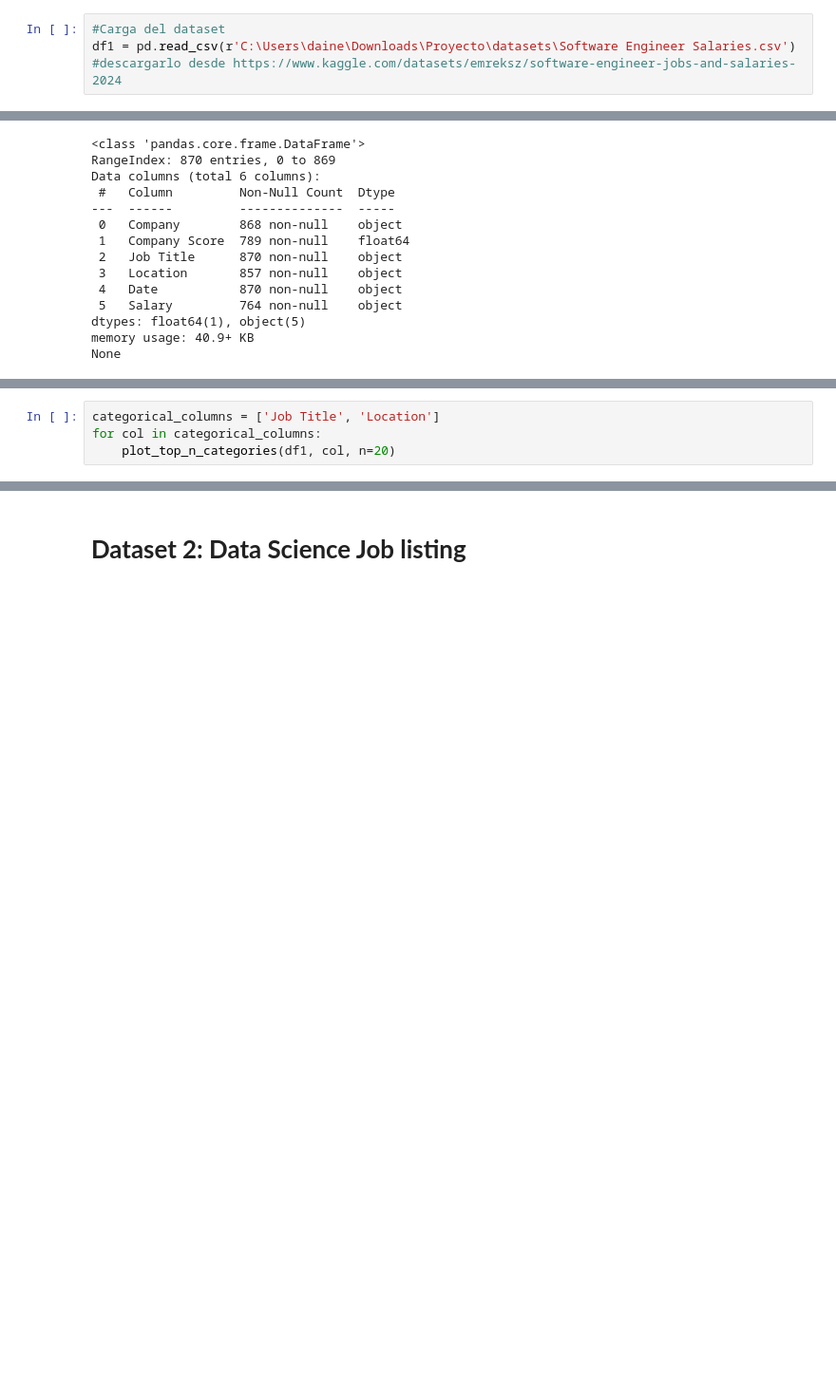
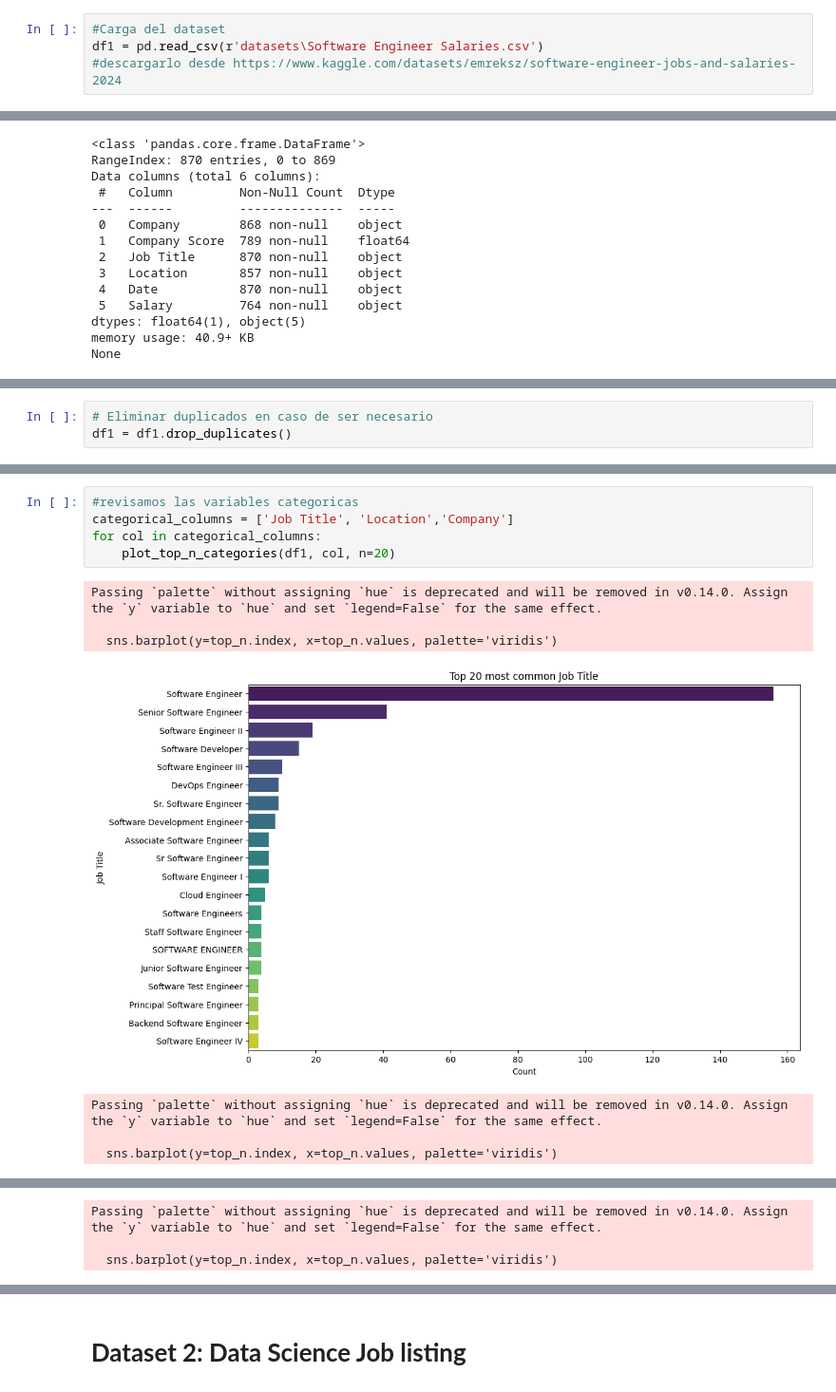
Before and after one commit to No-Country-simulation/c20-67-m-data-bi, a Jupyter notebook: ETL_EDA/ETL_Datasets.ipynb, the cells around one changed output, grey strips where cells are left out. Shown: that part at 95% size. Cells and saved outputs as stored; diff of their text form; blank space fills up the shorter version.

```diff
--- a/ETL_EDA/ETL_Datasets.ipynb
+++ b/ETL_EDA/ETL_Datasets.ipynb
@@ -13,7 +15,7 @@ from utils import *
 # **Dataset 1: Software Engineer Salaries**
 # %%
 #Carga del dataset
-df1 = pd.read_csv(r'C:\Users\daine\Downloads\Proyecto\datasets\Software Engineer Salaries.csv')
+df1 = pd.read_csv(r'datasets\Software Engineer Salaries.csv')
 #descargarlo desde https://www.kaggle.com/datasets/emreksz/software-engineer-jobs-and-salaries-2024
 # %%
 #revision del dataset
@@ -50,0 +46,3 @@ print(f"Total duplicados: {duplicados.sum()}")
+# %%
+# Eliminar duplicados en caso de ser necesario
+df1 = df1.drop_duplicates()
@@ -51,4 +81,13 @@ print(f"Total duplicados: {duplicados.sum()}")
 # %%
-categorical_columns = ['Job Title', 'Location']
+#revisamos las variables categoricas
+categorical_columns = ['Job Title', 'Location','Company']
 for col in categorical_columns:
     plot_top_n_categories(df1, col, n=20)
+# %% [output]
+Passing `palette` without assigning `hue` is deprecated and will be removed in v0.14.0. Assign the `y` variable to `hue` and set `legend=False` for the same effect.
+
+  sns.barplot(y=top_n.index, x=top_n.values, palette='viridis')
+[figure, added]
+Passing `palette` without assigning `hue` is deprecated and will be removed in v0.14.0. Assign the `y` variable to `hue` and set `legend=False` for the same effect.
+
+  sns.barplot(y=top_n.index, x=top_n.values, palette='viridis')
@@ -54,0 +95,3 @@ for col in categorical_columns:
+Passing `palette` without assigning `hue` is deprecated and will be removed in v0.14.0. Assign the `y` variable to `hue` and set `legend=False` for the same effect.
+
+  sns.barplot(y=top_n.index, x=top_n.values, palette='viridis')
```
Also changed, not shown: parts of 53 cells of this notebook.
